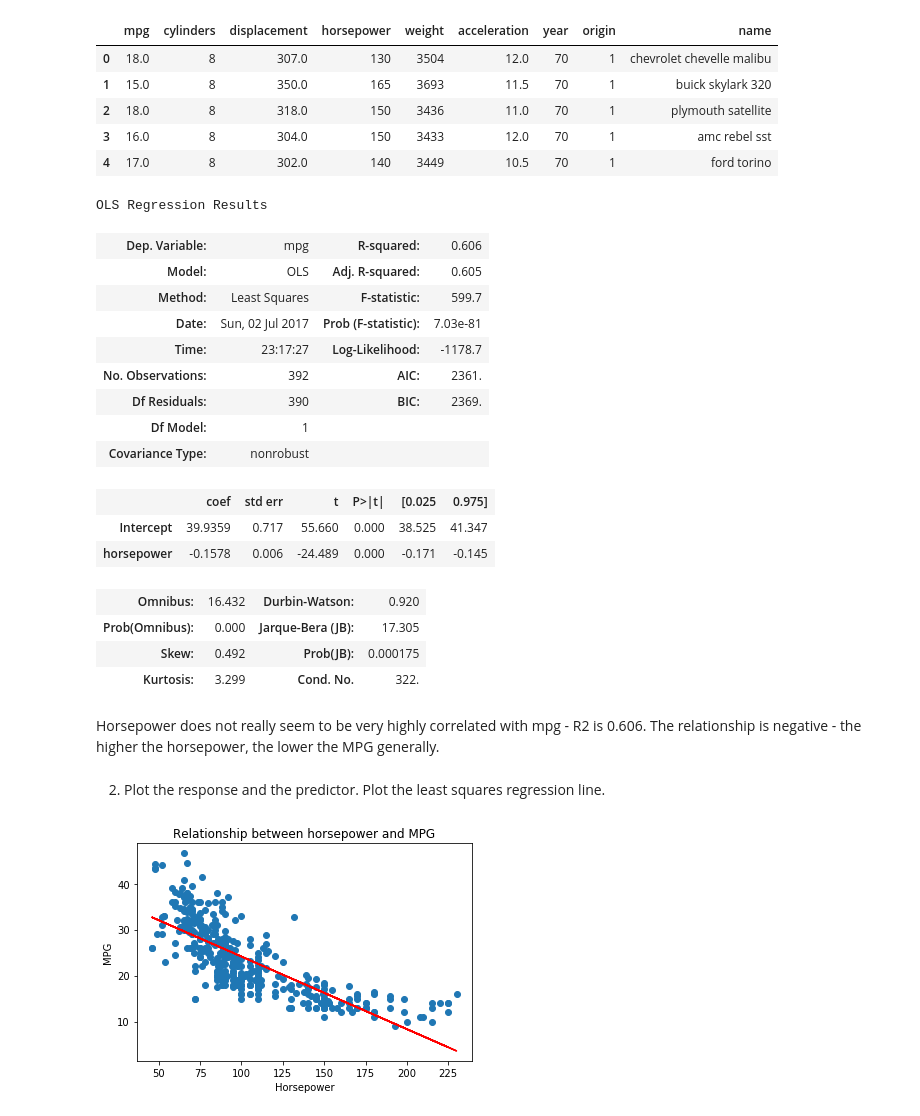
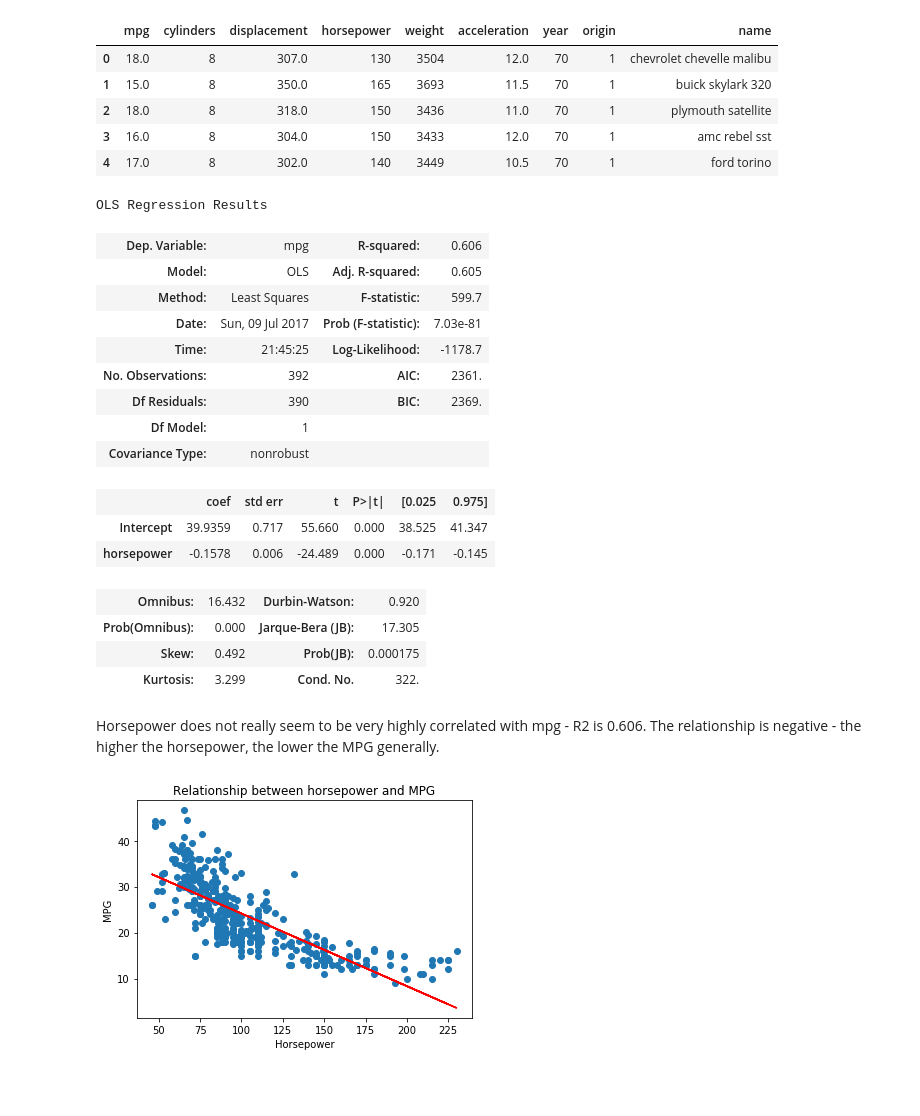
Before and after one commit to Rosswell/k2_datascience, a Jupyter notebook: Regression/Regression_Exercises.ipynb, the cells around one changed output. Saved outputs shown, nothing was run; the diff lists cells and outputs as text; code cells hidden in the pictures; blank space fills up the shorter version.

Commit message:
completed regression exercises

```diff
--- a/Regression/Regression_Exercises.ipynb
+++ b/Regression/Regression_Exercises.ipynb
@@ -35,15 +35,15 @@ auto_data.head()
 | 3 | 16.0 | 8 | 304.0 | 150 | 3433 | 12.0 | 70 | 1 | amc rebel sst |
 | 4 | 17.0 | 8 | 302.0 | 140 | 3449 | 10.5 | 70 | 1 | ford torino |
 # %%
-results = smf.ols('mpg ~ horsepower', data=auto_data).fit()
-results.summary()
+lm = smf.ols('mpg ~ horsepower', data=auto_data).fit()
+lm.summary()
 # %% [output]
 OLS Regression Results
 | Dep. Variable: | mpg | R-squared: | 0.606 |
 | Model: | OLS | Adj. R-squared: | 0.605 |
 | Method: | Least Squares | F-statistic: | 599.7 |
-| Date: | Sun, 02 Jul 2017 | Prob (F-statistic): | 7.03e-81 |
-| Time: | 23:17:27 | Log-Likelihood: | -1178.7 |
+| Date: | Sun, 09 Jul 2017 | Prob (F-statistic): | 7.03e-81 |
+| Time: | 21:45:25 | Log-Likelihood: | -1178.7 |
 | No. Observations: | 392 | AIC: | 2361. |
 | Df Residuals: | 390 | BIC: | 2369. |
 | Df Model: | 1 |  |  |
@@ -57,8 +57,6 @@ OLS Regression Results
 | Kurtosis: | 3.299 | Cond. No. | 322. |
 # %% [markdown]
 Horsepower does not really seem to be very highly correlated with mpg - R2 is 0.606. The relationship is negative - the higher the horsepower, the lower the MPG generally.
-# %% [markdown]
-2) Plot the response and the predictor. Plot the least squares regression line.
 # %%
 from scipy import stats
 slope, intercept, r_value, p_value, std_err = stats.linregress(auto_data.mpg, auto_data.horsepower)
```
Also changed, not shown: parts of 85 cells of this notebook, 1 other file.
